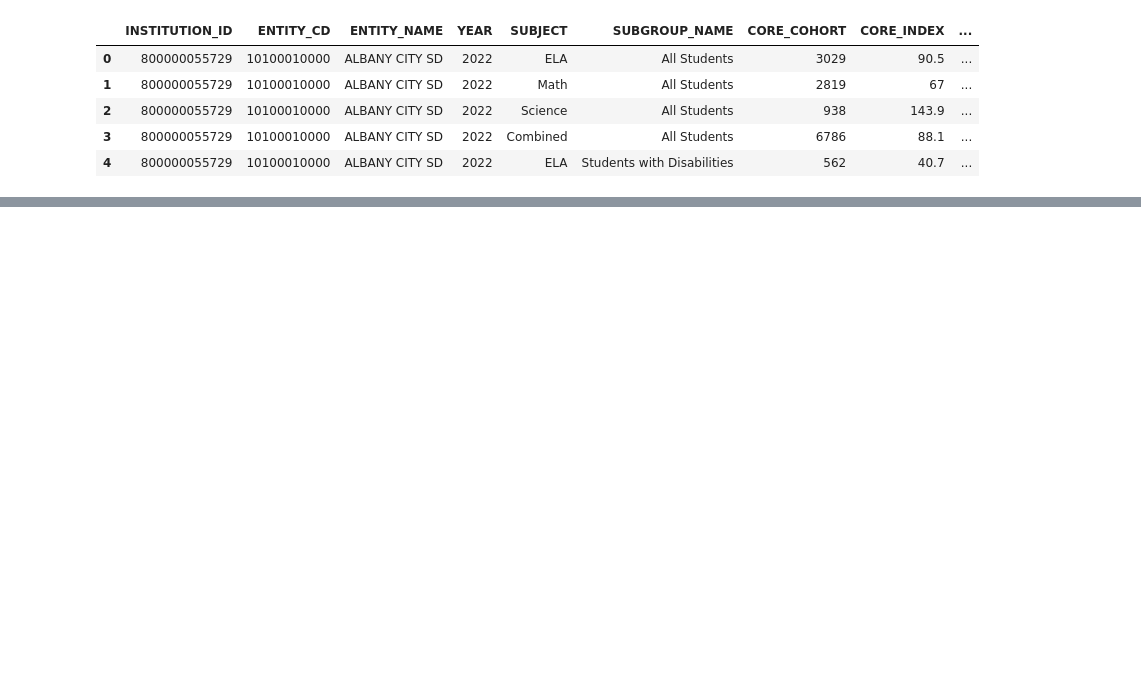
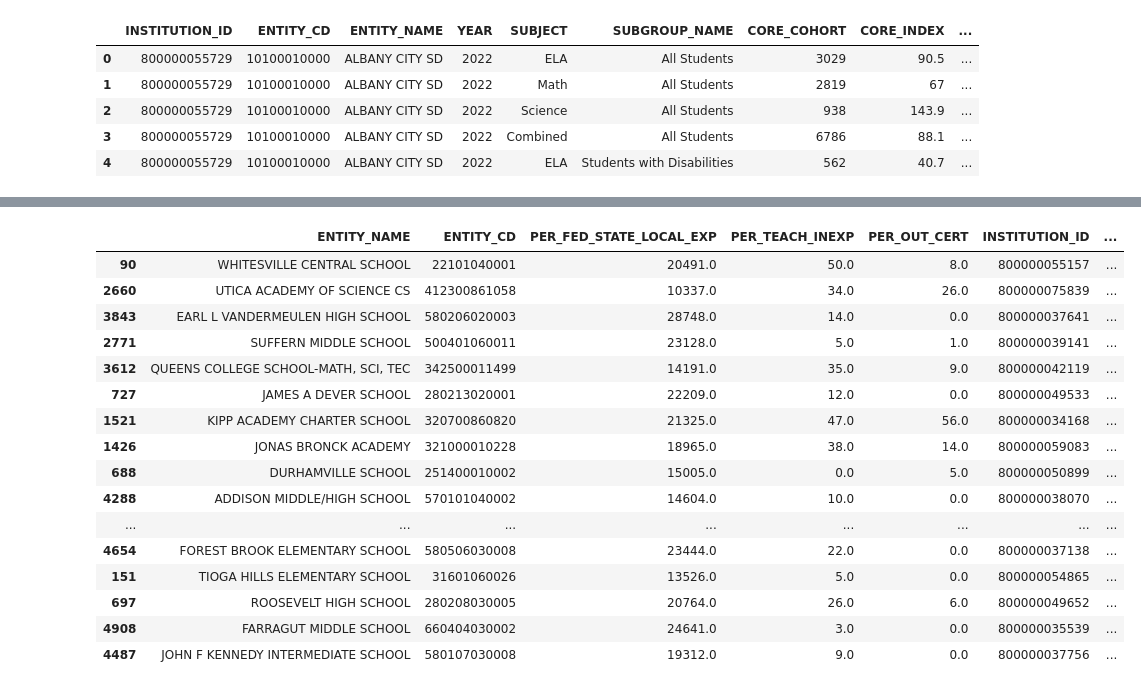
Before and after one commit to Finer-Things/2023_Erdos_Institute_Bootcamp_Education, a Jupyter notebook: EDA/Exploring data_Leann.ipynb, the cells around one changed output, grey strips where cells are left out. Saved outputs shown, nothing was run; the diff lists cells and outputs as text; code cells hidden in the pictures; blank space fills up the shorter version.

```diff
--- a/EDA/Exploring data_Leann.ipynb
+++ b/EDA/Exploring data_Leann.ipynb
@@ -56,6 +62,13 @@ def trimmer(df: pd.DataFrame, *column_names, year: int=2022, year_col_name: str=
     return df[list(column_names)]
 # %%
 # Trimming data to variables I believe I only need
+
+#original data
+df_epp_t = trimmer(df_epp,'ENTITY_NAME', 'ENTITY_CD', 'PER_FED_STATE_LOCAL_EXP')
+df_nxp_t = trimmer(df_nxp,'ENTITY_CD', 'PER_TEACH_INEXP')
+df_ocert_t = trimmer(df_ocert,'ENTITY_CD', "PER_OUT_CERT")
+
+
 #high school data
 #dfab_HS = trimmer(dfab_HS, 'INSTITUTION_ID', 'ENTITY_CD', "ABSENT_RATE", "DATA_REP_FLAG", year=2022)
 dfgradr_HS = trimmer(dfgradr_HS.loc[dfgradr_HS.ENTITY_CD%10000 != 0], 'INSTITUTION_ID', 'ENTITY_CD', 'GRAD_RATE', year=2022)
@@ -80,6 +93,10 @@ print(dfCSPR_HS.head())
 #print(dfPR_HS.head())
 #print(dfPR_EM.head())
 print(dfCSPR_EM.head())
+print(df_epp_t.head())
+print(df_nxp_t.head())
+print(df_ocert_t.head())
+
 #print(dfPSE_HS.head())
 # %% [output]
        INSTITUTION_ID    ENTITY_CD GRAD_RATE
@@ -184,0 +201,37 @@ sns.histplot(data=dfcomb, x="CORE_INDEX", hue = "SCHOOL_TYPE", kde = True)
+# %%
+#merging
+
+from functools import reduce
+
+# Data Frames List
+data_frames_to_merge = [df_epp_t, df_nxp_t, df_ocert_t, dfcomb]
+
+# Merging Function
+def merge_function(left_df, right_df):
+    return pd.merge(left_df, right_df, on='ENTITY_CD',
+                                            how='inner'
+                                            )
+
+# Merge 'em!
+df = reduce(merge_function, data_frames_to_merge)
+# %%
+df.sample(50)
+#df.shape
+# %% [output]
+|  | ENTITY_NAME | ENTITY_CD | PER_FED_STATE_LOCAL_EXP | PER_TEACH_INEXP | PER_OUT_CERT | INSTITUTION_ID | ... |
+| 90 | WHITESVILLE CENTRAL SCHOOL | 22101040001 | 20491.0 | 50.0 | 8.0 | 800000055157 | ... |
+| 2660 | UTICA ACADEMY OF SCIENCE CS | 412300861058 | 10337.0 | 34.0 | 26.0 | 800000075839 | ... |
+| 3843 | EARL L VANDERMEULEN HIGH SCHOOL | 580206020003 | 28748.0 | 14.0 | 0.0 | 800000037641 | ... |
+| 2771 | SUFFERN MIDDLE SCHOOL | 500401060011 | 23128.0 | 5.0 | 1.0 | 800000039141 | ... |
+| 3612 | QUEENS COLLEGE SCHOOL-MATH, SCI, TEC | 342500011499 | 14191.0 | 35.0 | 9.0 | 800000042119 | ... |
+| 727 | JAMES A DEVER SCHOOL | 280213020001 | 22209.0 | 12.0 | 0.0 | 800000049533 | ... |
+| 1521 | KIPP ACADEMY CHARTER SCHOOL | 320700860820 | 21325.0 | 47.0 | 56.0 | 800000034168 | ... |
+| 1426 | JONAS BRONCK ACADEMY | 321000010228 | 18965.0 | 38.0 | 14.0 | 800000059083 | ... |
+| 688 | DURHAMVILLE SCHOOL | 251400010002 | 15005.0 | 0.0 | 5.0 | 800000050899 | ... |
+| 4288 | ADDISON MIDDLE/HIGH SCHOOL | 570101040002 | 14604.0 | 10.0 | 0.0 | 800000038070 | ... |
+| ... | ... | ... | ... | ... | ... | ... | ... |
+| 4654 | FOREST BROOK ELEMENTARY SCHOOL | 580506030008 | 23444.0 | 22.0 | 0.0 | 800000037138 | ... |
+| 151 | TIOGA HILLS ELEMENTARY SCHOOL | 31601060026 | 13526.0 | 5.0 | 0.0 | 800000054865 | ... |
+| 697 | ROOSEVELT HIGH SCHOOL | 280208030005 | 20764.0 | 26.0 | 6.0 | 800000049652 | ... |
+| 4908 | FARRAGUT MIDDLE SCHOOL | 660404030002 | 24641.0 | 3.0 | 0.0 | 800000035539 | ... |
+| 4487 | JOHN F KENNEDY INTERMEDIATE SCHOOL | 580107030008 | 19312.0 | 9.0 | 0.0 | 800000037756 | ... |
```
Also changed, not shown: parts of 7 cells of this notebook.
